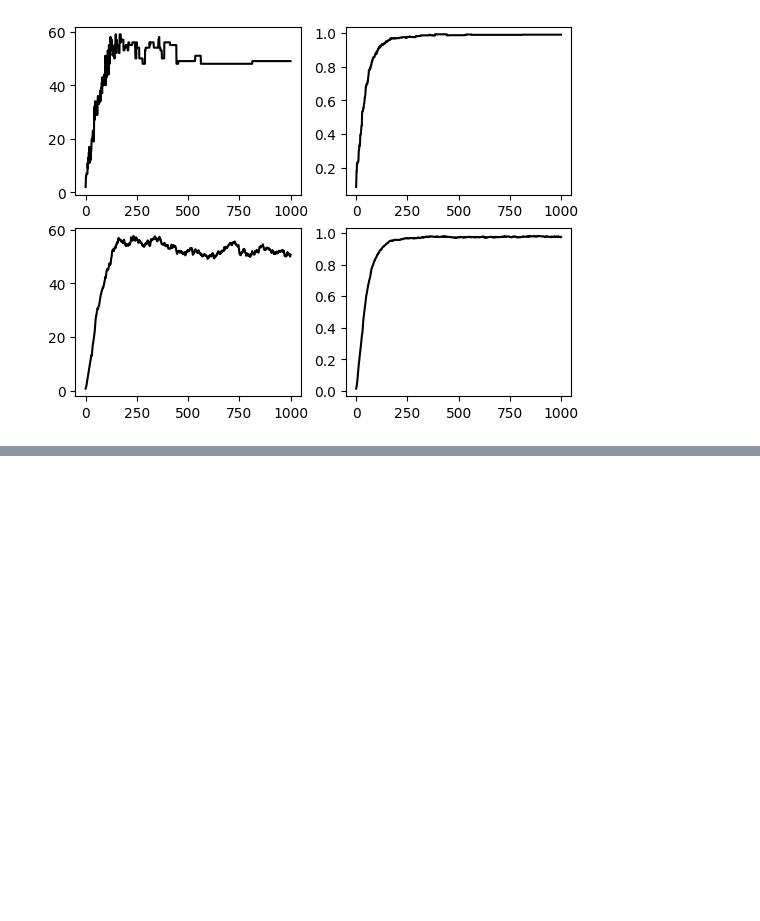
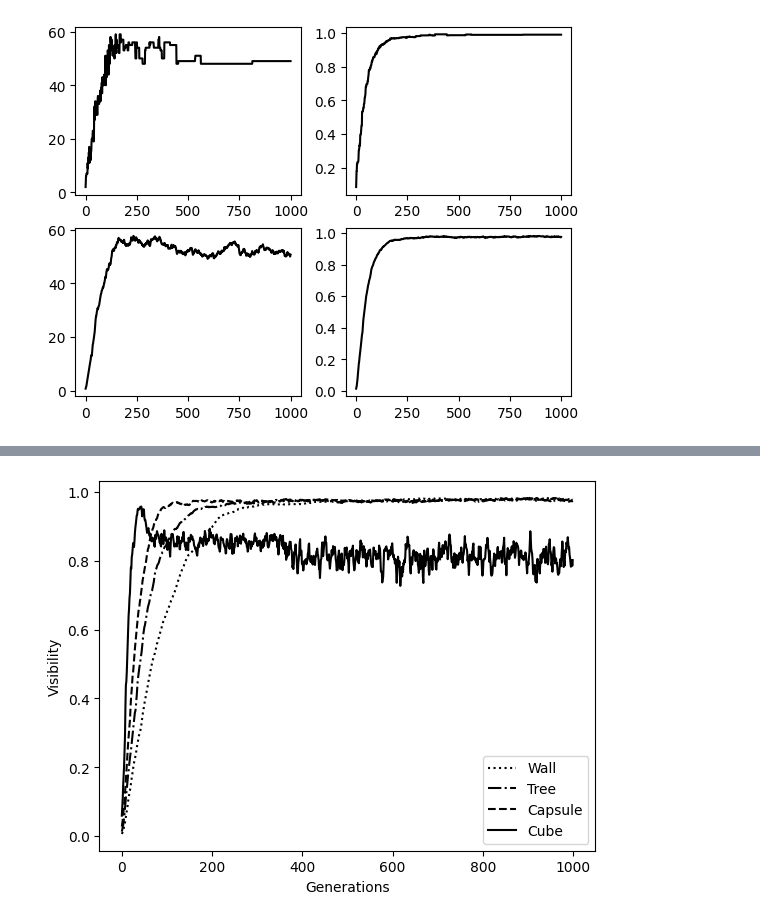
Before and after one commit to marvkosmai/mprj-optimal-placement-and-route, a Jupyter notebook: DataVisualization/comparison.ipynb, the cells around one changed output, grey strips where cells are left out. Drawn from its saved outputs; the diff is of its cells as text; code cells hidden in the pictures; blank space fills up the shorter version.

```diff
--- a/DataVisualization/comparison.ipynb
+++ b/DataVisualization/comparison.ipynb
@@ -132,0 +207,11 @@ bestLocAndBestVis('data/runs/d7.json')
+# %%
+allFromOneModel(
+    'data/model/wall.json',
+    'data/runs/d7.json',
+    'data/model/capsule.json',
+    'data/model/small_cube.json',
+    'averageVisibility',
+    'Visibility'
+)
+# %% [output]
+[figure, added]
```
Also changed, not shown: parts of 5 cells of this notebook, 10 other files.
